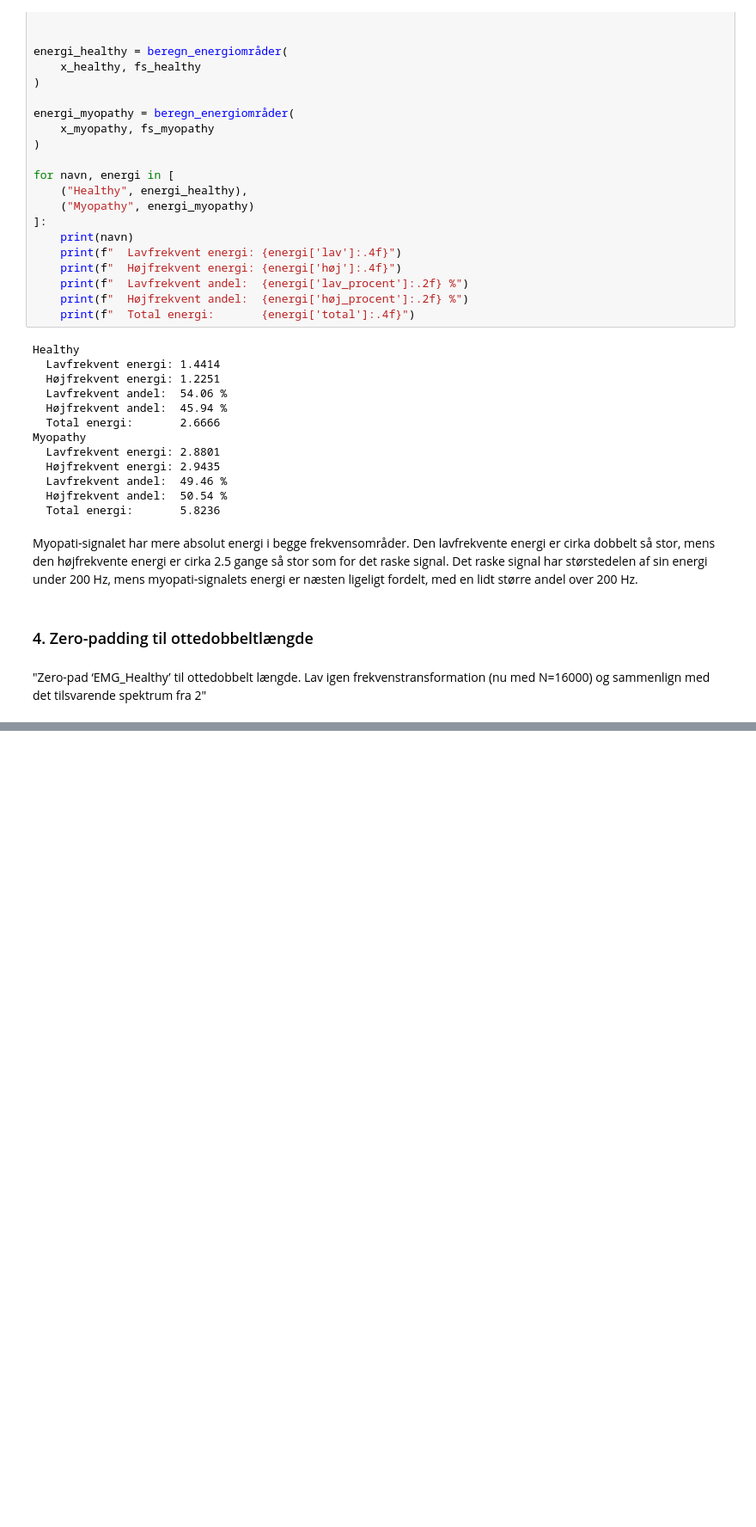
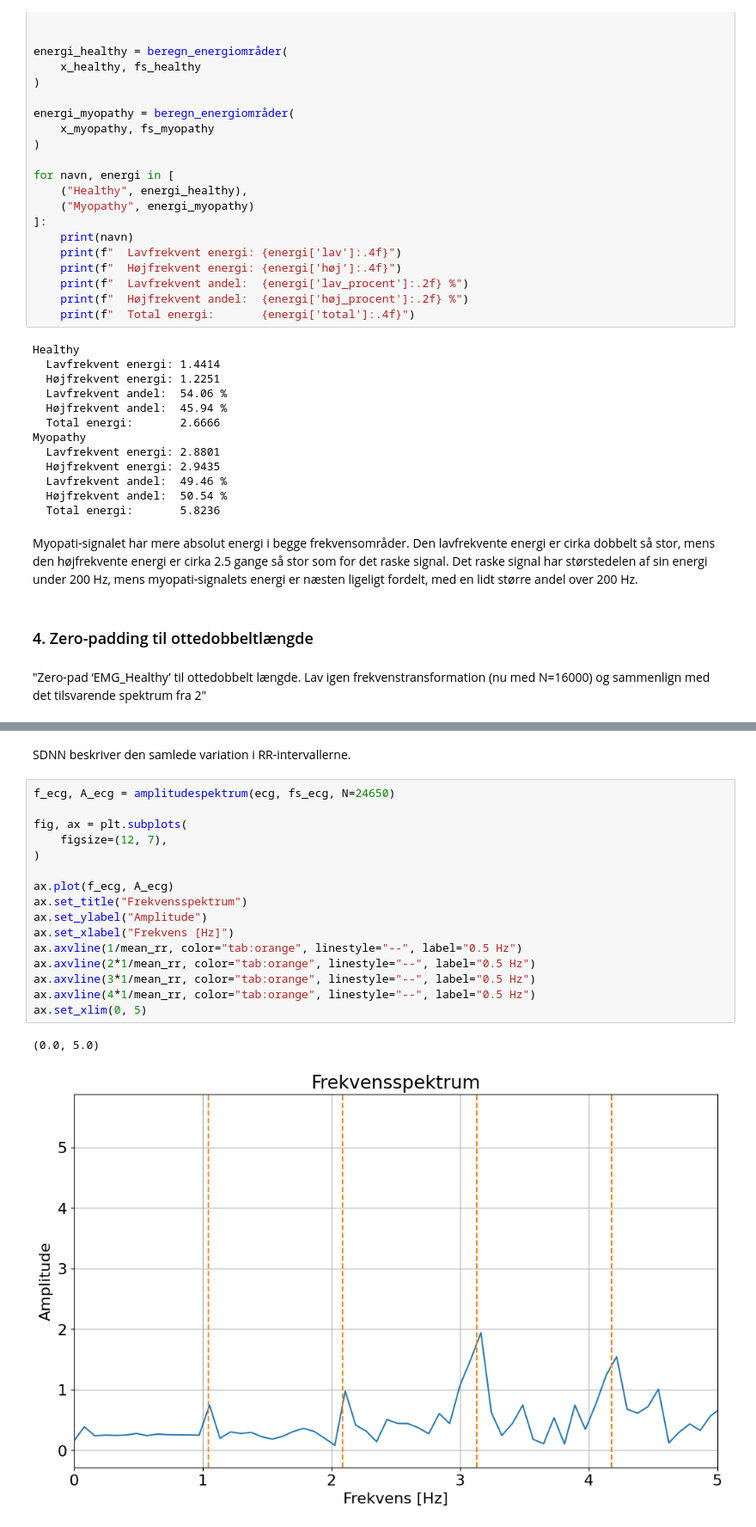
Before and after one commit to Lucuz47/DSB, a Jupyter notebook: Miniprojekt_B.ipynb, the cells around one changed output, grey strips where cells are left out. Shown at 86% size. Cells and saved outputs as stored; diff of their text form; blank space fills up the shorter version.

```diff
--- a/Miniprojekt_B.ipynb
+++ b/Miniprojekt_B.ipynb
@@ -411,0 +502,21 @@ Sample frekvens for EKG: 2000 Hz
+# %% [markdown]
+SDNN beskriver den samlede variation i RR-intervallerne.
+# %%
+f_ecg, A_ecg = amplitudespektrum(ecg, fs_ecg, N=24650)
+
+fig, ax = plt.subplots(
+    figsize=(12, 7),
+)
+
+ax.plot(f_ecg, A_ecg)
+ax.set_title("Frekvensspektrum")
+ax.set_ylabel("Amplitude")
+ax.set_xlabel("Frekvens [Hz]")
+ax.axvline(1/mean_rr, color="tab:orange", linestyle="--", label="0.5 Hz")
+ax.axvline(2*1/mean_rr, color="tab:orange", linestyle="--", label="0.5 Hz")
+ax.axvline(3*1/mean_rr, color="tab:orange", linestyle="--", label="0.5 Hz")
+ax.axvline(4*1/mean_rr, color="tab:orange", linestyle="--", label="0.5 Hz")
+ax.set_xlim(0, 5)
+# %% [output]
+(0.0, 5.0)
+[figure, added]
```
Also changed, not shown: parts of 20 cells of this notebook.
